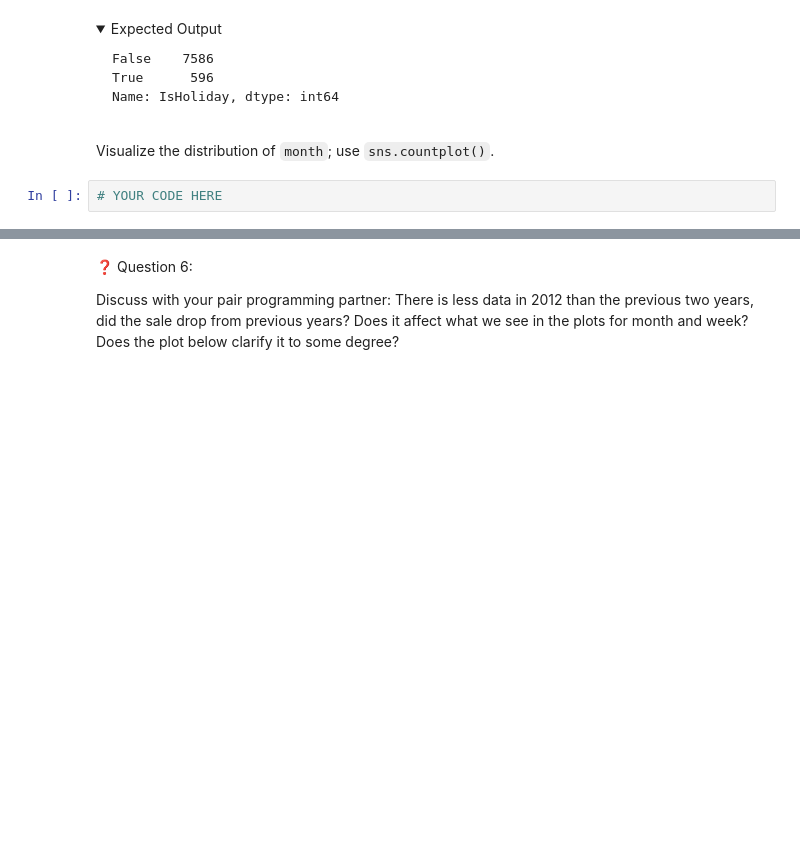
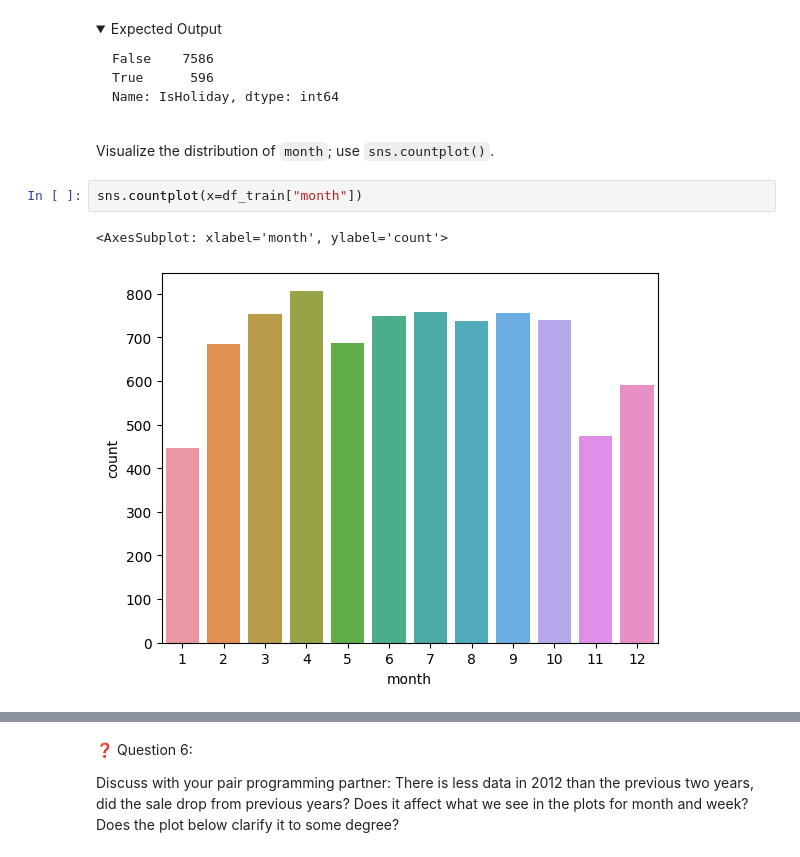
Before and after one commit to safia-bashir/fourthbrain-week3, a Jupyter notebook: assignments/week-04-data-eng-airflow/nb/walmart-sales-data.ipynb, the cells around one changed output, grey strips where cells are left out. Cells and saved outputs as stored; diff of their text form; folded sections open; blank space fills up the shorter version.

```diff
--- a/assignments/week-04-data-eng-airflow/nb/walmart-sales-data.ipynb
+++ b/assignments/week-04-data-eng-airflow/nb/walmart-sales-data.ipynb
@@ -507,6 +545,9 @@ Name: IsHoliday, dtype: int64
 # %% [markdown]
 Visualize the distribution of `month`; use `sns.countplot()`.
 # %%
-# YOUR CODE HERE
+sns.countplot(x=df_train["month"])
+# %% [output]
+<AxesSubplot: xlabel='month', ylabel='count'>
+[figure, added]
 # %%
 #Visualising the categorical features
```
Also changed, not shown: parts of 11 cells of this notebook.
